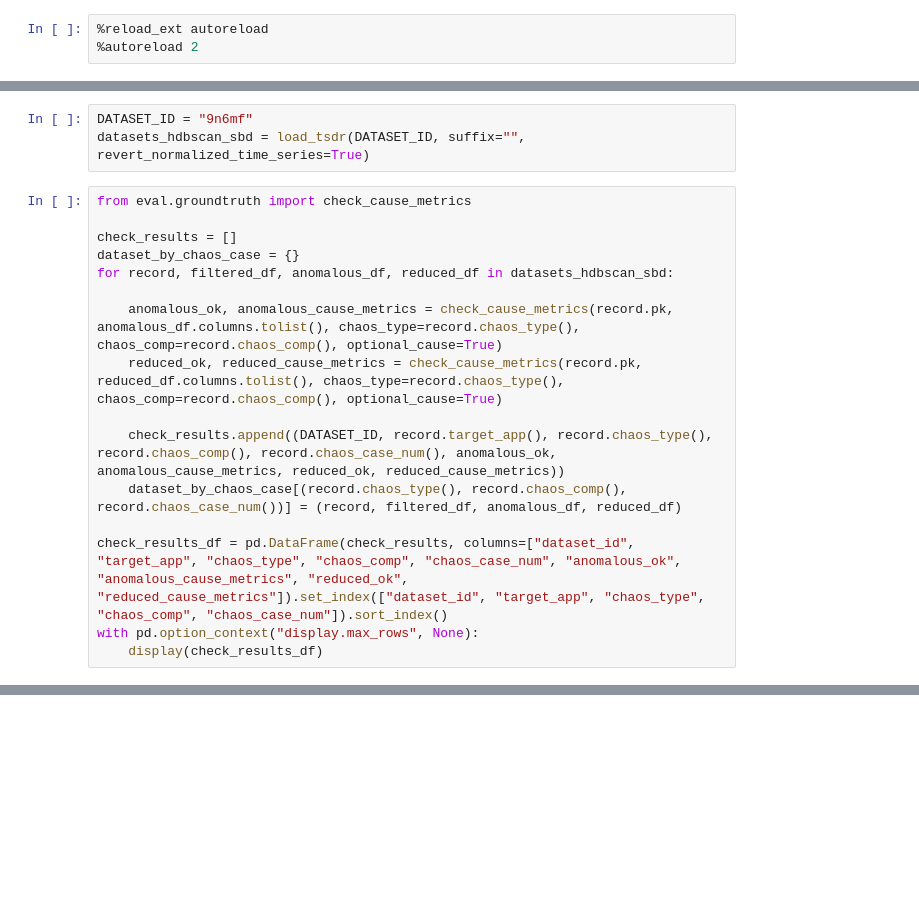
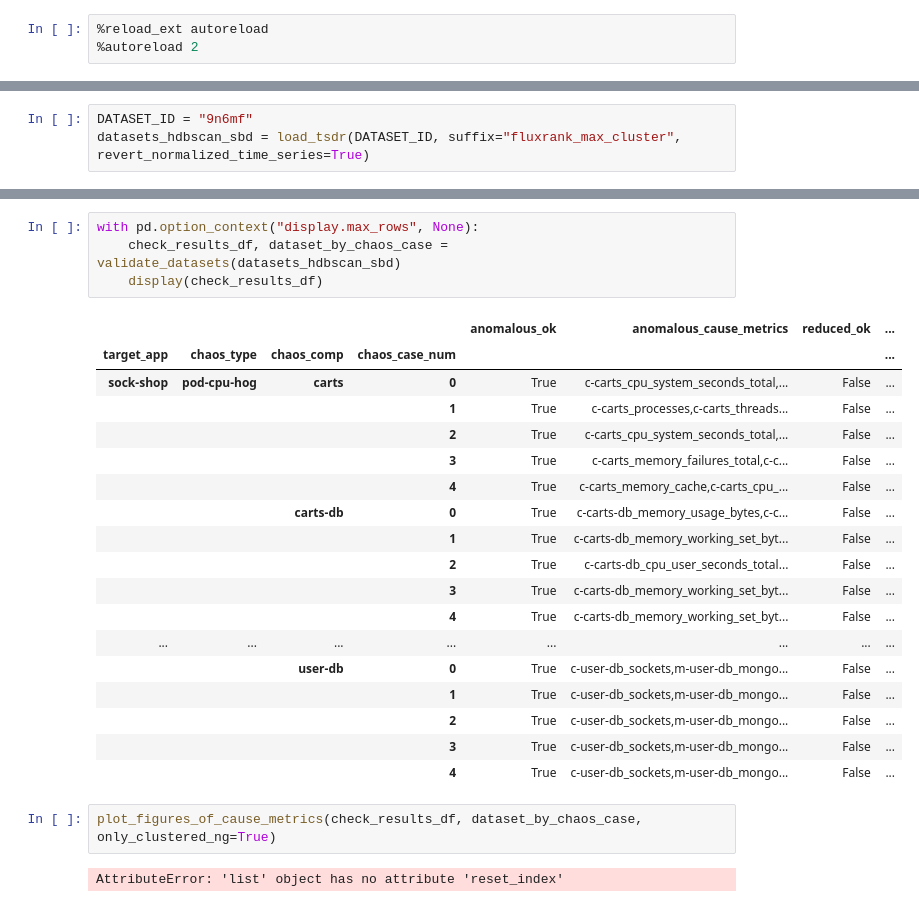
Before and after one commit to XuRepository/meltria-analyzer, a Jupyter notebook: notebooks/investigation_of_cause_metrics.ipynb, the cells around one changed output, grey strips where cells are left out. Drawn from its saved outputs; the diff is of its cells as text; blank space fills up the shorter version.

Commit message:
notebooks: move validation of results of tsdr to notebooklib

```diff
--- a/notebooks/investigation_of_cause_metrics.ipynb
+++ b/notebooks/investigation_of_cause_metrics.ipynb
@@ -33,19 +36,3 @@ from notebooklib.save import run_tsdr, save_tsdr, load_tsdr
 # %%
 DATASET_ID = "9n6mf"
-datasets_hdbscan_sbd = load_tsdr(DATASET_ID, suffix="", revert_normalized_time_series=True)
+datasets_hdbscan_sbd = load_tsdr(DATASET_ID, suffix="fluxrank_max_cluster", revert_normalized_time_series=True)
-# %%
-from eval.groundtruth import check_cause_metrics
-
-check_results = []
-dataset_by_chaos_case = {}
-for record, filtered_df, anomalous_df, reduced_df in datasets_hdbscan_sbd:
-
-    anomalous_ok, anomalous_cause_metrics = check_cause_metrics(record.pk, anomalous_df.columns.tolist(), chaos_type=record.chaos_type(), chaos_comp=record.chaos_comp(), optional_cause=True)
-    reduced_ok, reduced_cause_metrics = check_cause_metrics(record.pk, reduced_df.columns.tolist(), chaos_type=record.chaos_type(), chaos_comp=record.chaos_comp(), optional_cause=True)
-
-    check_results.append((DATASET_ID, record.target_app(), record.chaos_type(), record.chaos_comp(), record.chaos_case_num(), anomalous_ok, anomalous_cause_metrics, reduced_ok, reduced_cause_metrics))
-    dataset_by_chaos_case[(record.chaos_type(), record.chaos_comp(), record.chaos_case_num())] = (record, filtered_df, anomalous_df, reduced_df)
-
-check_results_df = pd.DataFrame(check_results, columns=["dataset_id", "target_app", "chaos_type", "chaos_comp", "chaos_case_num", "anomalous_ok", "anomalous_cause_metrics", "reduced_ok", "reduced_cause_metrics"]).set_index(["dataset_id", "target_app", "chaos_type", "chaos_comp", "chaos_case_num"]).sort_index()
-with pd.option_context("display.max_rows", None):
-    display(check_results_df)
@@ -105,0 +39,27 @@ for row in check_results_df.reset_index().itertuples():
+# %%
+with pd.option_context("display.max_rows", None):
+    check_results_df, dataset_by_chaos_case = validate_datasets(datasets_hdbscan_sbd)
+    display(check_results_df)
+# %% [output]
+|  |  |  |  | anomalous_ok | anomalous_cause_metrics | reduced_ok | ... |
+| target_app | chaos_type | chaos_comp | chaos_case_num |  |  |  | ... |
+| sock-shop | pod-cpu-hog | carts | 0 | True | c-carts_cpu_system_seconds_total,... | False | ... |
+|  |  |  | 1 | True | c-carts_processes,c-carts_threads... | False | ... |
+|  |  |  | 2 | True | c-carts_cpu_system_seconds_total,... | False | ... |
+|  |  |  | 3 | True | c-carts_memory_failures_total,c-c... | False | ... |
+|  |  |  | 4 | True | c-carts_memory_cache,c-carts_cpu_... | False | ... |
+|  |  | carts-db | 0 | True | c-carts-db_memory_usage_bytes,c-c... | False | ... |
+|  |  |  | 1 | True | c-carts-db_memory_working_set_byt... | False | ... |
+|  |  |  | 2 | True | c-carts-db_cpu_user_seconds_total... | False | ... |
+|  |  |  | 3 | True | c-carts-db_memory_working_set_byt... | False | ... |
+|  |  |  | 4 | True | c-carts-db_memory_working_set_byt... | False | ... |
+| ... | ... | ... | ... | ... | ... | ... | ... |
+|  |  | user-db | 0 | True | c-user-db_sockets,m-user-db_mongo... | False | ... |
+|  |  |  | 1 | True | c-user-db_sockets,m-user-db_mongo... | False | ... |
+|  |  |  | 2 | True | c-user-db_sockets,m-user-db_mongo... | False | ... |
+|  |  |  | 3 | True | c-user-db_sockets,m-user-db_mongo... | False | ... |
+|  |  |  | 4 | True | c-user-db_sockets,m-user-db_mongo... | False | ... |
+# %%
+plot_figures_of_cause_metrics(check_results_df, dataset_by_chaos_case, only_clustered_ng=True)
+# %% [output]
+AttributeError: 'list' object has no attribute 'reset_index'
```
Also changed, not shown: parts of 3 cells of this notebook, 1 other file.
